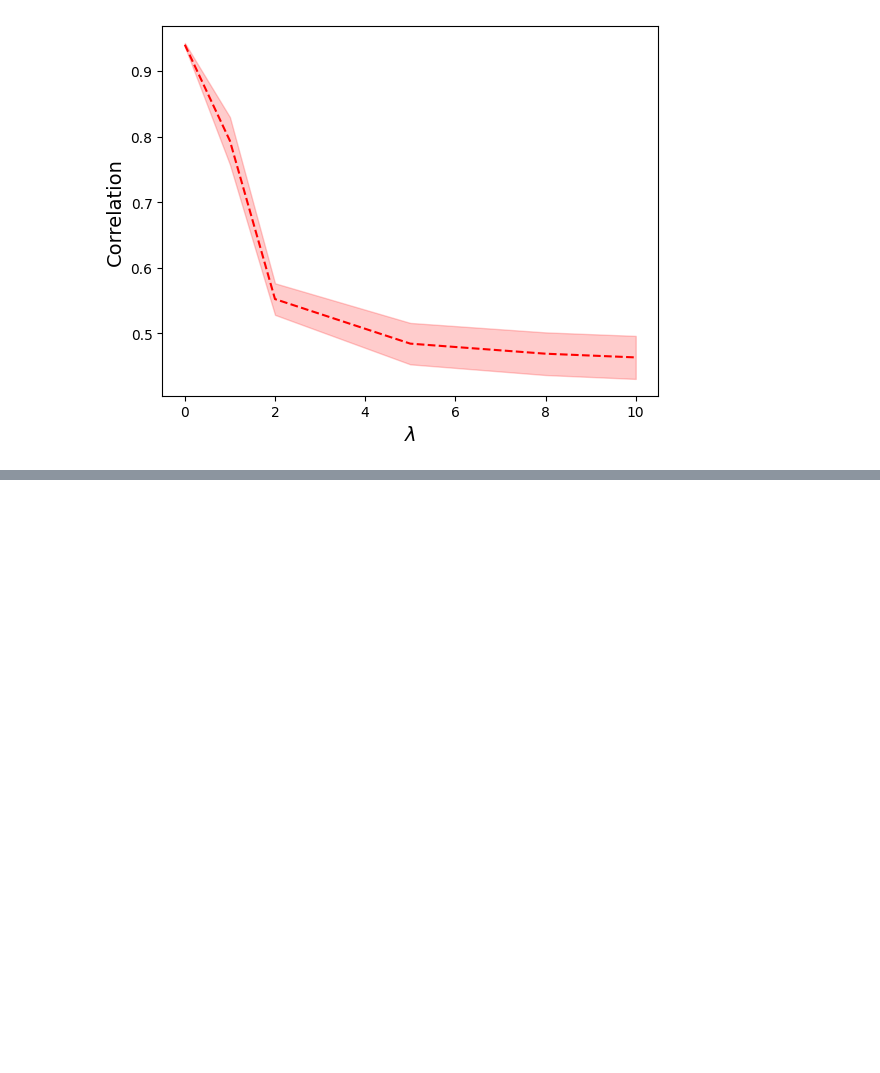
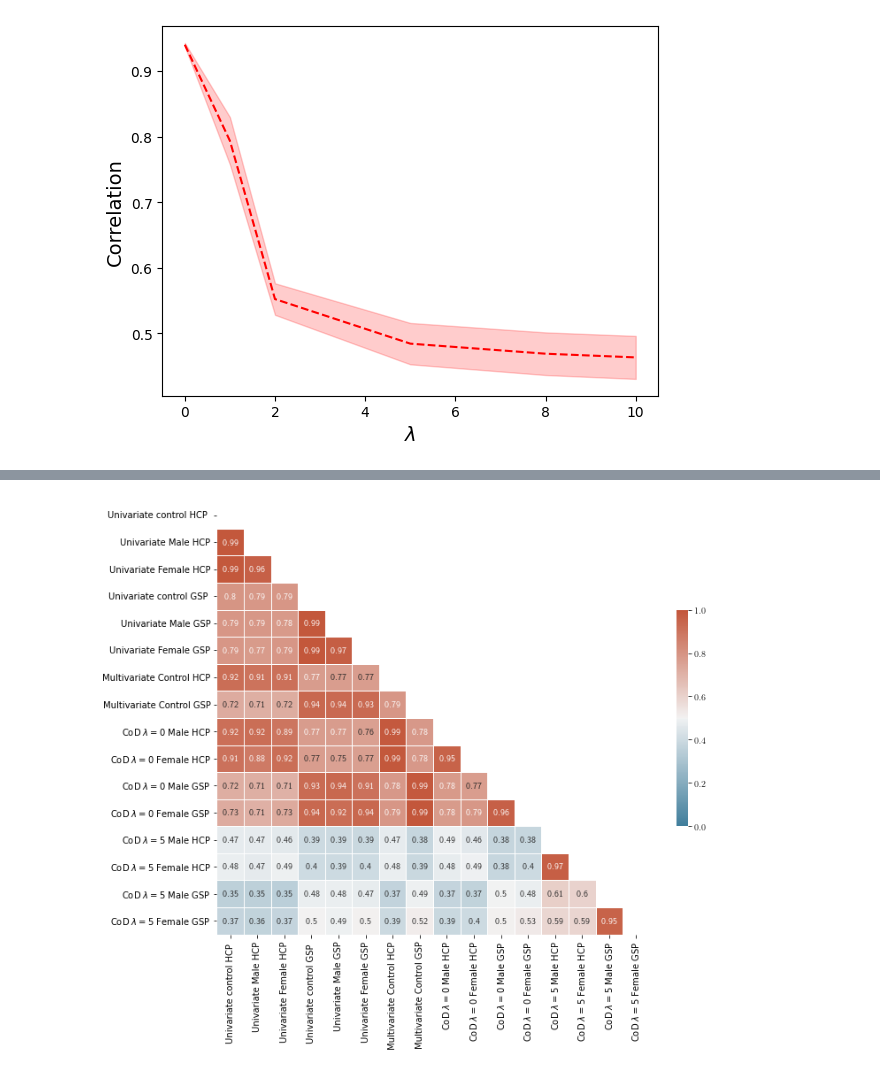
Before and after one commit to shuo-zhou/GSDA-Lateralization, a Jupyter notebook: model_stats/plot.ipynb, the cells around one changed output, grey strips where cells are left out. Cells and saved outputs as stored; diff of their text form; code cells hidden in the pictures; blank space fills up the shorter version.

Commit message:
plot correlations

```diff
--- a/model_stats/plot.ipynb
+++ b/model_stats/plot.ipynb
@@ -242,13 +242,3 @@ plt.show()
 # %% [output]
 [figure]
 [figure]
-# %%
-weights_dirs = {"Multivariate Control": "first-order/L0Gmix.mat.mat", "0 male": "first-order/L0G0.mat.mat",
-               "0 female": "first-order/L0G1.mat.mat", "5 male": "first-order/L5G0.mat.mat",
-               "5 male": "first-order/L5G0.mat.mat", "5 female": "first-order/L5G1.mat.mat"}
-
-weights = []
-
-for key in weights_dirs:
-    print(key)
-    weights.append(loadmat(weights_dirs[key])["mean"][0][1:])
@@ -269,0 +273,23 @@ array([[1.        , 0.98543112, 0.99089676, 0.46979729, 0.48382018],
+# %%
+corr = weight_df.corr()
+
+# Generate a mask for the upper triangle
+mask = np.triu(np.ones_like(corr, dtype=bool))
+
+# Set up the matplotlib figure
+f, ax = plt.subplots(figsize=(11, 9))
+
+# Generate a custom diverging colormap
+cmap = sns.diverging_palette(230, 20, as_cmap=True)
+plt.rcParams['text.usetex'] = True
+# Draw the heatmap with the mask and correct aspect ratio
+sns.heatmap(corr, mask=mask, cmap=cmap, vmin=0, vmax=1, center=0.5, annot=True,
+            square=True, linewidths=.5, cbar_kws={"shrink": .5})
+plt.rcParams['text.usetex'] = False
+# plt.savefig('corr.pdf', format='pdf', bbox_inches='tight')
+# plt.savefig('corr.png', format='png', bbox_inches='tight')
+plt.savefig('corr_annot.pdf', format='pdf', bbox_inches='tight')
+plt.savefig('corr_annot.png', format='png', bbox_inches='tight')
+plt.show()
+# %% [output]
+[figure, added]
```
Also changed, not shown: parts of 6 cells of this notebook, 9 other files.
